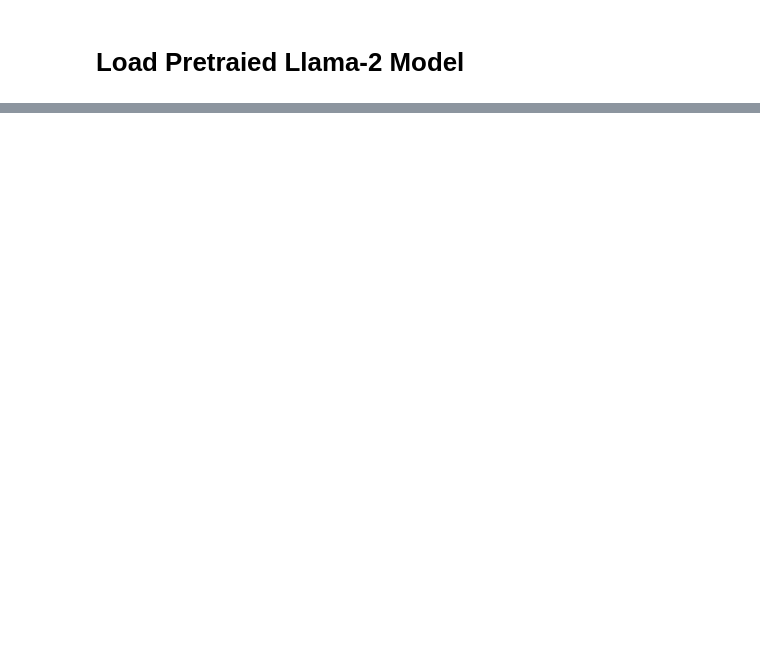
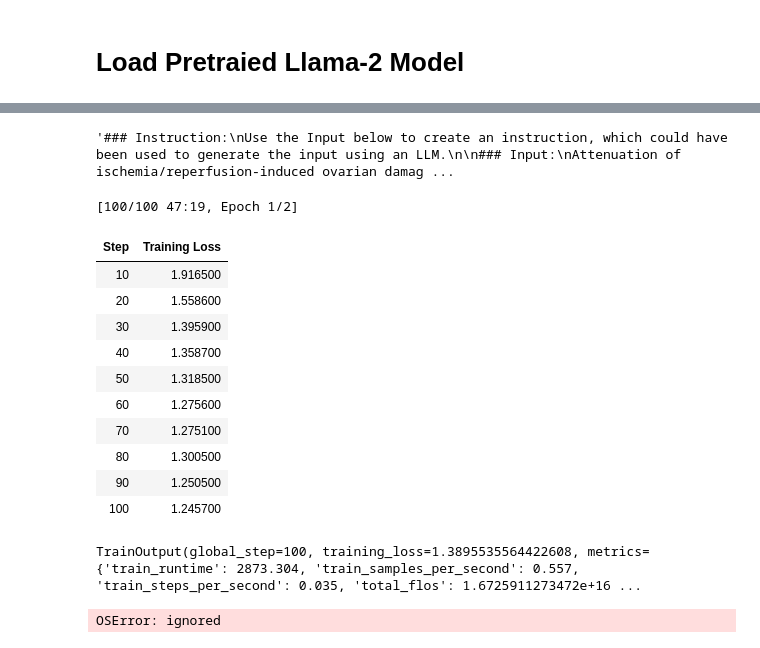
Before and after one commit to avicenai/Llama-2-7B-pubmed, a Jupyter notebook: avicena.ipynb, the cells around one changed output, grey strips where cells are left out. Cells and saved outputs as stored; diff of their text form; code cells hidden in the pictures; blank space fills up the shorter version.

```diff
--- a/avicena.ipynb
+++ b/avicena.ipynb
@@ -70,0 +34,6 @@ dataset size: 1000
+# %%
+from random import randrange
+
+format_instruction(dataset[randrange(len(dataset))])
+# %% [output]
+'### Instruction:\nUse the Input below to create an instruction, which could have been used to generate the input using an LLM.\n\n### Input:\nAttenuation of ischemia/reperfusion-induced ovarian damag ...
@@ -70,0 +80,16 @@ dataset size: 1000
+# %%
+from peft import LoraConfig, prepare_model_for_kbit_training, get_peft_model
+
+# LoRA config based on QLoRA paper
+peft_config = LoraConfig(
+        lora_alpha=16,
+        lora_dropout=0.1,
+        r=64,
+        bias="none",
+        task_type="CAUSAL_LM",
+)
+
+
+# prepare model for training
+model = prepare_model_for_kbit_training(model)
+model = get_peft_model(model, peft_config)
@@ -70,0 +142,34 @@ dataset size: 1000
+# %%
+from trl import SFTTrainer
+
+max_seq_length = 512 # max sequence length for model and packing of the dataset
+
+trainer = SFTTrainer(
+    model=model,
+    train_dataset=dataset,
+    peft_config=peft_config,
+    max_seq_length=max_seq_length,
+    tokenizer=tokenizer,
+    packing=True,
+    formatting_func=format_instruction,
+    args=args,
+)
+# %%
+for name, module in trainer.model.named_modules():
+    if "norm" in name:
+        module = module.to(torch.float32)
+trainer.train() # there will not be a progress bar since tqdm is disabled
+# %% [output]
+[100/100 47:19, Epoch 1/2]
+| Step | Training Loss |
+| 10 | 1.916500 |
+| 20 | 1.558600 |
+| 30 | 1.395900 |
+| 40 | 1.358700 |
+| 50 | 1.318500 |
+| 60 | 1.275600 |
+| 70 | 1.275100 |
+| 80 | 1.300500 |
+| 90 | 1.250500 |
+| 100 | 1.245700 |
+TrainOutput(global_step=100, training_loss=1.3895535564422608, metrics={'train_runtime': 2873.304, 'train_samples_per_second': 0.557, 'train_steps_per_second': 0.035, 'total_flos': 1.6725911273472e+16 ...
@@ -70,0 +178,22 @@ dataset size: 1000
+# %%
+if use_flash_attention:
+    # unpatch flash attention
+    from utils.llama_patch import unplace_flash_attn_with_attn
+    unplace_flash_attn_with_attn()
+
+import torch
+from peft import AutoPeftModelForCausalLM
+from transformers import AutoTokenizer
+
+args.output_dir = "./llama-7-int4-pubmed"
+
+# load base LLM model and tokenizer
+model = AutoPeftModelForCausalLM.from_pretrained(
+    args.output_dir,
+    low_cpu_mem_usage=True,
+    torch_dtype=torch.float16,
+    load_in_4bit=True,
+)
+tokenizer = AutoTokenizer.from_pretrained(args.output_dir)
+# %% [output]
+OSError: ignored
```
Also changed, not shown: parts of 11 cells of this notebook.
